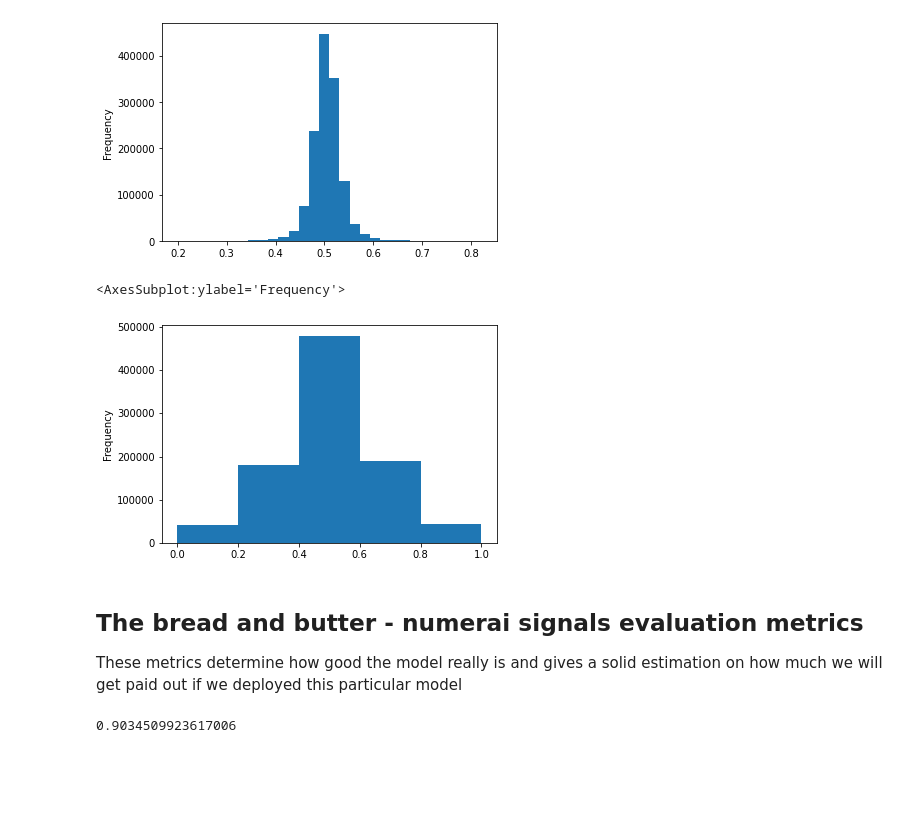
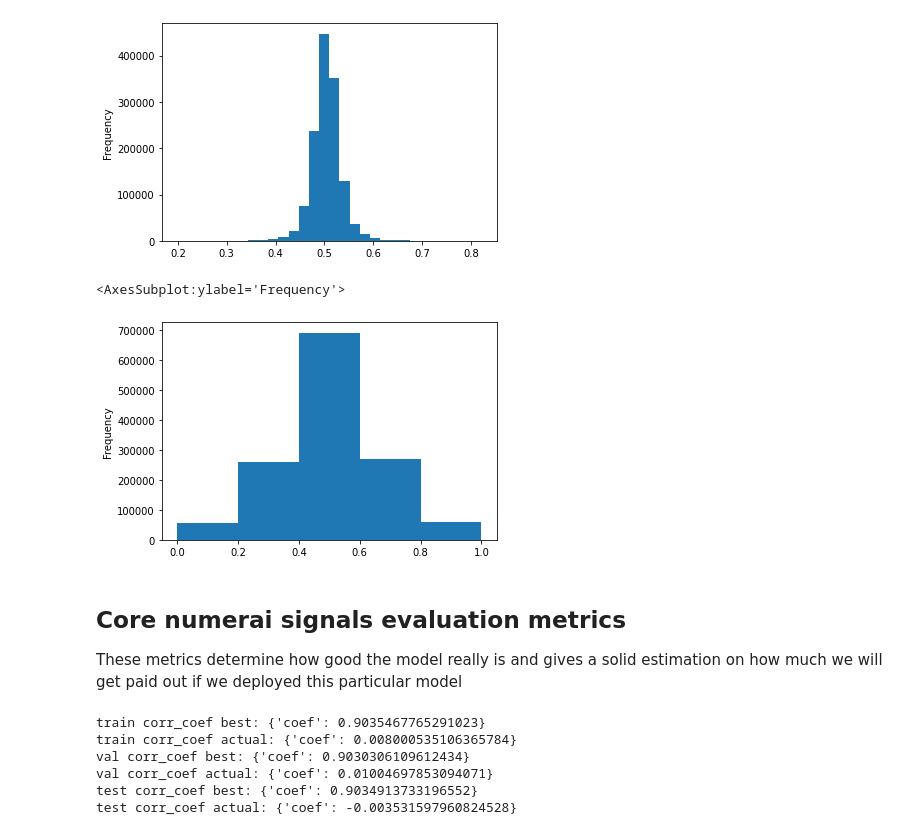
Before and after one commit to melgazar9/trading, a Jupyter notebook: numerai_project/dev/notebooks/numerai_signals_evaluation.ipynb, the cells around one changed output. Drawn from its saved outputs; the diff is of its cells as text; code cells hidden in the pictures; blank space fills up the shorter version.

```diff
--- a/numerai_project/dev/notebooks/numerai_signals_evaluation.ipynb
+++ b/numerai_project/dev/notebooks/numerai_signals_evaluation.ipynb
@@ -54,9 +46,0 @@ OBJECT_COLS = [i for i in model_dict['df_pred'].columns if model_dict['df_pred']
-# %%
-try:
-    model_dict['df_pred'].set_index(ID_VARS, inplace=True)
-except:
-    pass
-try:
-    model_dict['df_pred'].drop(DROP_COLS, axis=1, inplace=True)
-except:
-    pass
@@ -124,11 +80,11 @@ model_dict['df_pred']['XGBRegressor_pred'].plot(kind='hist', bins=30)
 <AxesSubplot:ylabel='Frequency'>
 [figure]
 # %%
-y_train.plot(kind='hist', bins=5)
+model_dict['df_pred']['target_20d'].plot(kind='hist', bins=5)
 # %% [output]
 <AxesSubplot:ylabel='Frequency'>
-[figure, old version]
+[figure, new version]
 # %% [markdown]
-## The bread and butter - numerai signals evaluation metrics
+## Core numerai signals evaluation metrics
 These metrics determine how good the model really is and gives a solid estimation on how much we will get paid out if we deployed this particular model
 # %%
@@ -191,4 +136,14 @@ class CalcNumeraiMetrics:
 # %%
-CalcNumeraiMetrics(model_dict['df_pred']['XGBRegressor_pred'], model_dict['df_pred']['XGBRegressor_pred']).calc_coef()
+print('train corr_coef best:', CalcNumeraiMetrics(model_dict['df_pred'][model_dict['df_pred']['dataset_split']=='train']['XGBRegressor_pred'], model_dict['df_pred'][model_dict['df_pred']['dataset_split']=='train']['XGBRegressor_pred']).calc_all_metrics())
+print('train corr_coef actual:', CalcNumeraiMetrics(model_dict['df_pred'][model_dict['df_pred']['dataset_split']=='train']['XGBRegressor_pred'], model_dict['df_pred'][model_dict['df_pred']['dataset_split']=='train']['target_20d']).calc_all_metrics())
+print('val corr_coef best:', CalcNumeraiMetrics(model_dict['df_pred'][model_dict['df_pred']['dataset_split']=='val']['XGBRegressor_pred'], model_dict['df_pred'][model_dict['df_pred']['dataset_split']=='val']['XGBRegressor_pred']).calc_all_metrics())
+print('val corr_coef actual:', CalcNumeraiMetrics(model_dict['df_pred'][model_dict['df_pred']['dataset_split']=='val']['XGBRegressor_pred'], model_dict['df_pred'][model_dict['df_pred']['dataset_split']=='val']['target_20d']).calc_all_metrics())
+print('test corr_coef best:', CalcNumeraiMetrics(model_dict['df_pred'][model_dict['df_pred']['dataset_split']=='test']['XGBRegressor_pred'], model_dict['df_pred'][model_dict['df_pred']['dataset_split']=='test']['XGBRegressor_pred']).calc_all_metrics())
+print('test corr_coef actual:', CalcNumeraiMetrics(model_dict['df_pred'][model_dict['df_pred']['dataset_split']=='test']['XGBRegressor_pred'], model_dict['df_pred'][model_dict['df_pred']['dataset_split']=='test']['target_20d']).calc_all_metrics())
 # %% [output]
-0.9034509923617006
+train corr_coef best: {'coef': 0.9035467765291023}
+train corr_coef actual: {'coef': 0.008000535106365784}
+val corr_coef best: {'coef': 0.9030306109612434}
+val corr_coef actual: {'coef': 0.01004697853094071}
+test corr_coef best: {'coef': 0.9034913733196552}
+test corr_coef actual: {'coef': -0.003531597960824528}
```
Also changed, not shown: parts of 24 cells of this notebook, 4 other files.
